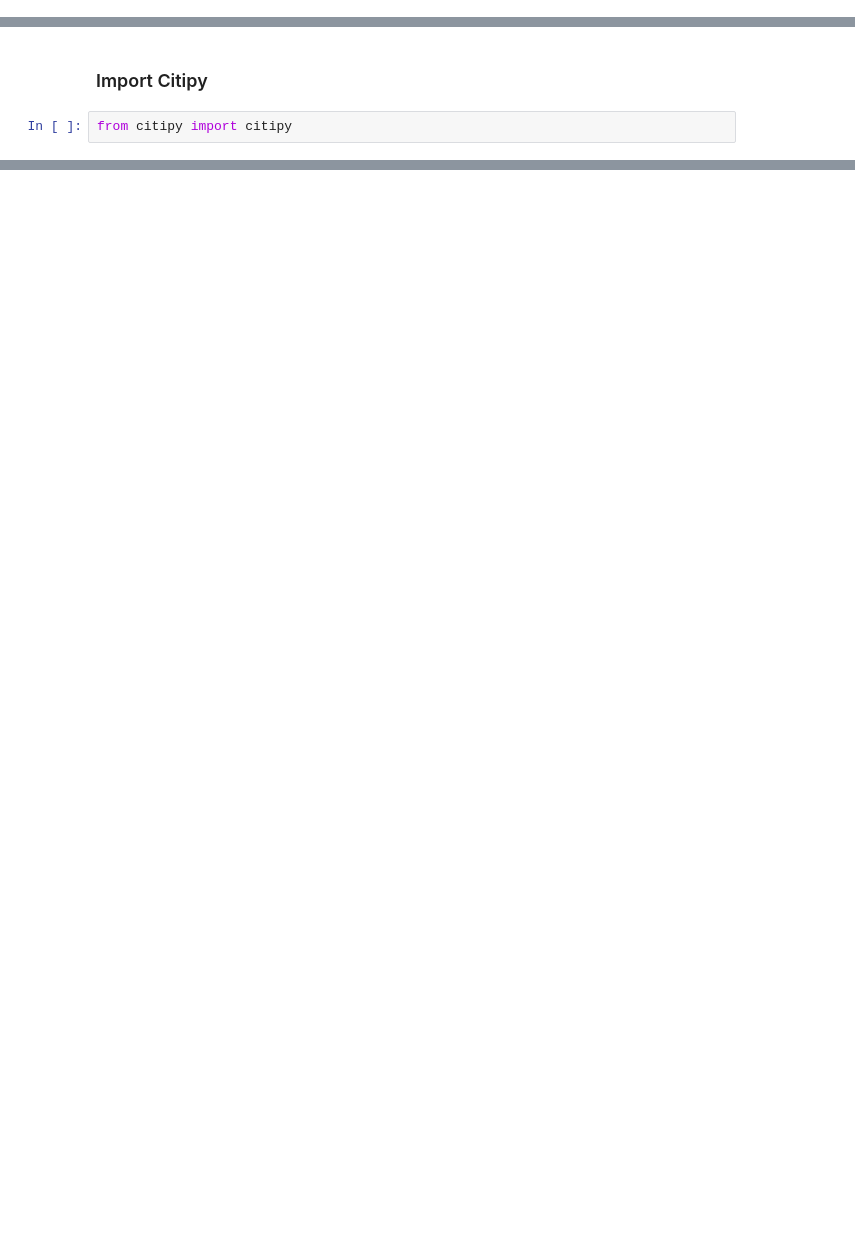
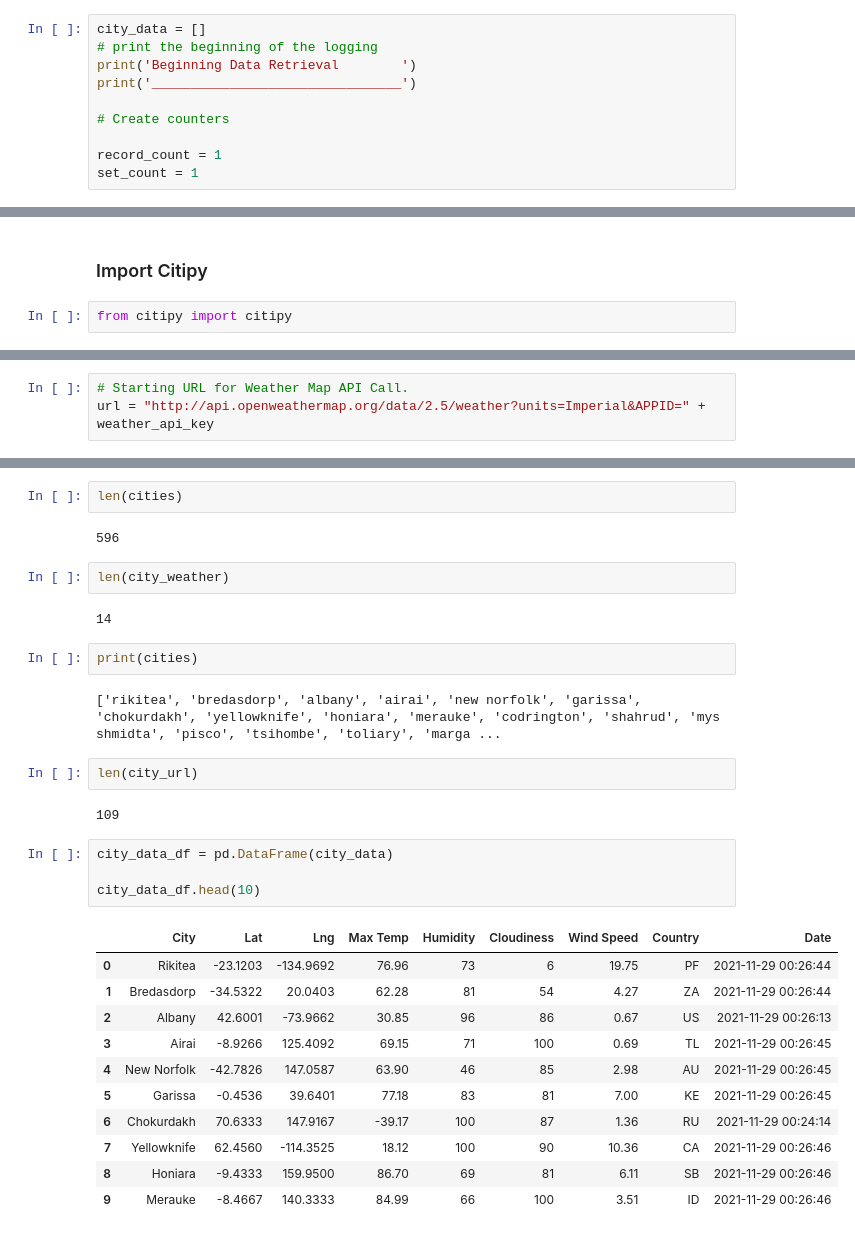
Before and after one commit to TeresaWehmeier/World_Weather_Analysis, a Jupyter notebook: WeatherPy.ipynb, the cells around one changed output, grey strips where cells are left out. Saved outputs shown, nothing was run; the diff lists cells and outputs as text; blank space fills up the shorter version.

```diff
--- a/WeatherPy.ipynb
+++ b/WeatherPy.ipynb
@@ -8,0 +18,10 @@ import numpy as np
+# %%
+city_data = []
+# print the beginning of the logging
+print('Beginning Data Retrieval        ')
+print('________________________________')
+
+# Create counters
+
+record_count = 1
+set_count = 1
@@ -64,0 +89,3 @@ len(cities)
+# %%
+# Starting URL for Weather Map API Call.
+url = "http://api.openweathermap.org/data/2.5/weather?units=Imperial&APPID=" + weather_api_key
@@ -64,0 +163,32 @@ len(cities)
+# %%
+len(cities)
+# %% [output]
+596
+# %%
+len(city_weather)
+# %% [output]
+14
+# %%
+print(cities)
+# %% [output]
+['rikitea', 'bredasdorp', 'albany', 'airai', 'new norfolk', 'garissa', 'chokurdakh', 'yellowknife', 'honiara', 'merauke', 'codrington', 'shahrud', 'mys shmidta', 'pisco', 'tsihombe', 'toliary', 'marga ...
+# %%
+len(city_url)
+# %% [output]
+109
+# %%
+city_data_df = pd.DataFrame(city_data)
+
+city_data_df.head(10)
+# %% [output]
+|  | City | Lat | Lng | Max Temp | Humidity | Cloudiness | Wind Speed | Country | Date |
+| 0 | Rikitea | -23.1203 | -134.9692 | 76.96 | 73 | 6 | 19.75 | PF | 2021-11-29 00:26:44 |
+| 1 | Bredasdorp | -34.5322 | 20.0403 | 62.28 | 81 | 54 | 4.27 | ZA | 2021-11-29 00:26:44 |
+| 2 | Albany | 42.6001 | -73.9662 | 30.85 | 96 | 86 | 0.67 | US | 2021-11-29 00:26:13 |
+| 3 | Airai | -8.9266 | 125.4092 | 69.15 | 71 | 100 | 0.69 | TL | 2021-11-29 00:26:45 |
+| 4 | New Norfolk | -42.7826 | 147.0587 | 63.90 | 46 | 85 | 2.98 | AU | 2021-11-29 00:26:45 |
+| 5 | Garissa | -0.4536 | 39.6401 | 77.18 | 83 | 81 | 7.00 | KE | 2021-11-29 00:26:45 |
+| 6 | Chokurdakh | 70.6333 | 147.9167 | -39.17 | 100 | 87 | 1.36 | RU | 2021-11-29 00:24:14 |
+| 7 | Yellowknife | 62.4560 | -114.3525 | 18.12 | 100 | 90 | 10.36 | CA | 2021-11-29 00:26:46 |
+| 8 | Honiara | -9.4333 | 159.9500 | 86.70 | 69 | 81 | 6.11 | SB | 2021-11-29 00:26:46 |
+| 9 | Merauke | -8.4667 | 140.3333 | 84.99 | 66 | 100 | 3.51 | ID | 2021-11-29 00:26:46 |
```
Also changed, not shown: parts of 15 cells of this notebook, 3 other files.
